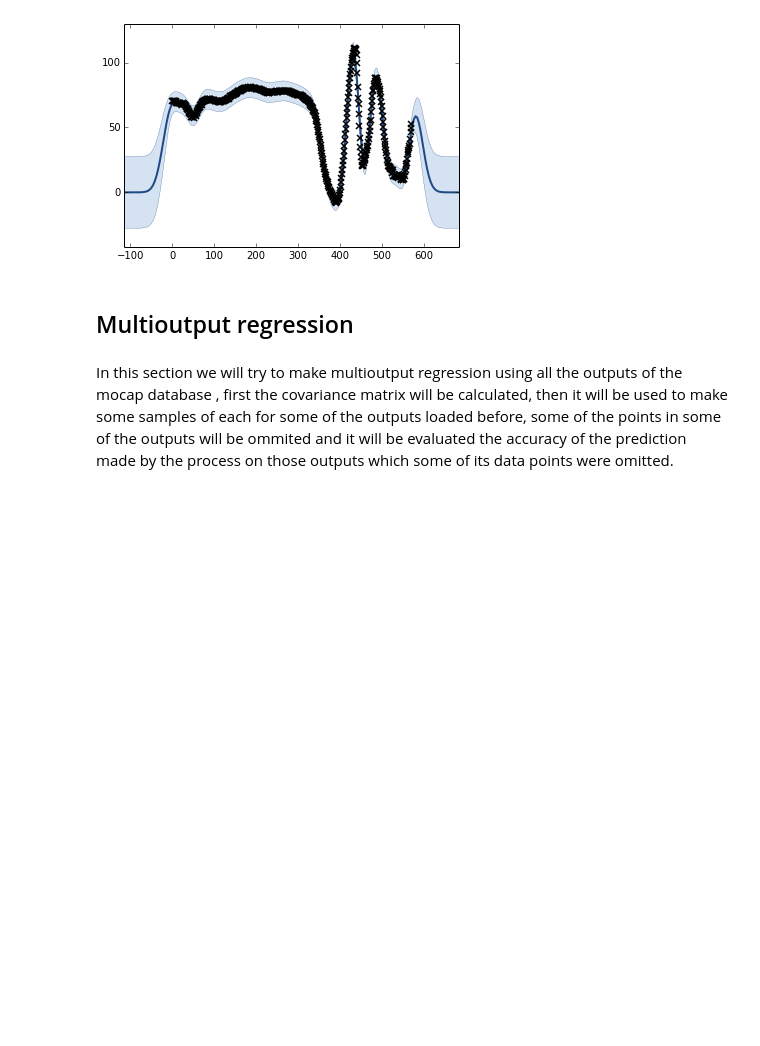
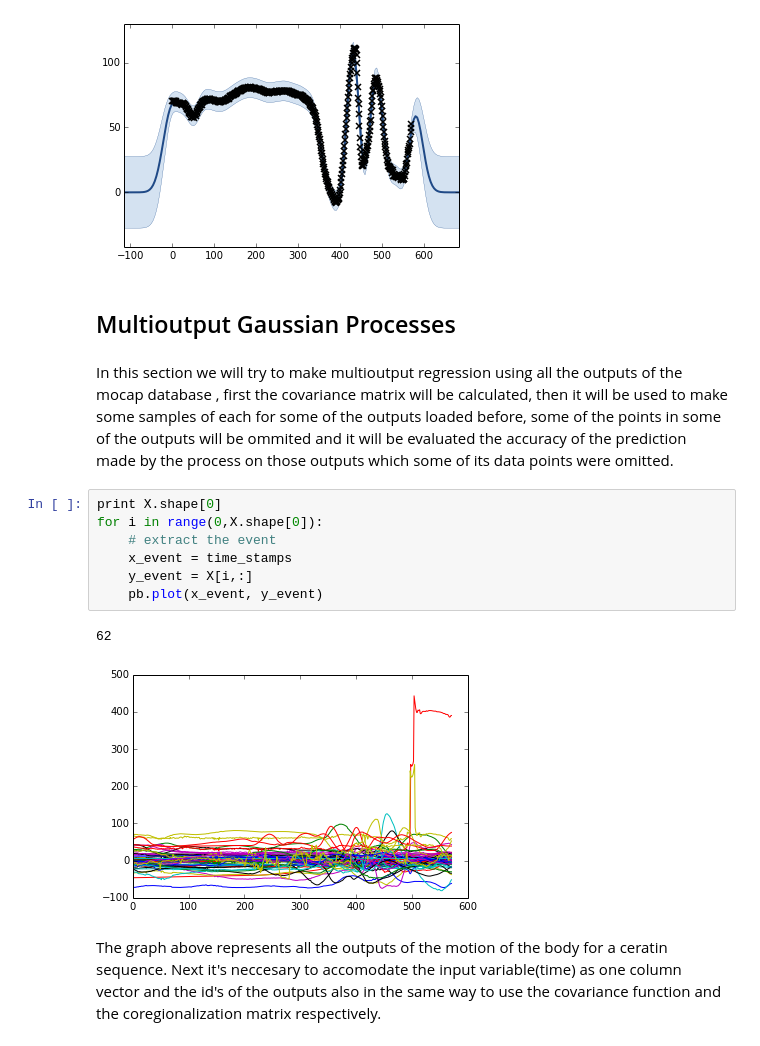
Before and after one commit to juangil/machine_learning_class, a Jupyter notebook: GP_tests/mocap_test_1/MOGP_mocap_1.ipynb, the cells around one changed output. Cells and saved outputs as stored; diff of their text form; blank space fills up the shorter version.

```diff
--- a/GP_tests/mocap_test_1/MOGP_mocap_1.ipynb
+++ b/GP_tests/mocap_test_1/MOGP_mocap_1.ipynb
@@ -123,6 +125,18 @@ m.plot()
 [figure]
 [figure]
 # %% [markdown]
-## Multioutput regression
+## Multioutput Gaussian Processes
 # %% [markdown]
 In this section we will try to make multioutput regression using all the outputs of the mocap database , first the covariance matrix will be calculated, then it will be used to make some samples of each for some of the outputs loaded before, some of the points in some of the outputs will be ommited and it will be evaluated the accuracy of the prediction made by the process on those outputs which some of its data points were omitted.
+# %%
+print X.shape[0]
+for i in range(0,X.shape[0]):
+    # extract the event
+    x_event = time_stamps
+    y_event = X[i,:]
+    pb.plot(x_event, y_event)
+# %% [output]
+62
+[figure, added]
+# %% [markdown]
+The graph above represents all the outputs of the motion of the body for a ceratin sequence. Next it's neccesary to accomodate the input variable(time) as one column vector and the id's of the outputs also in the same way to use the covariance function and the coregionalization matrix respectively.
```
Also changed, not shown: parts of 3 cells of this notebook.
